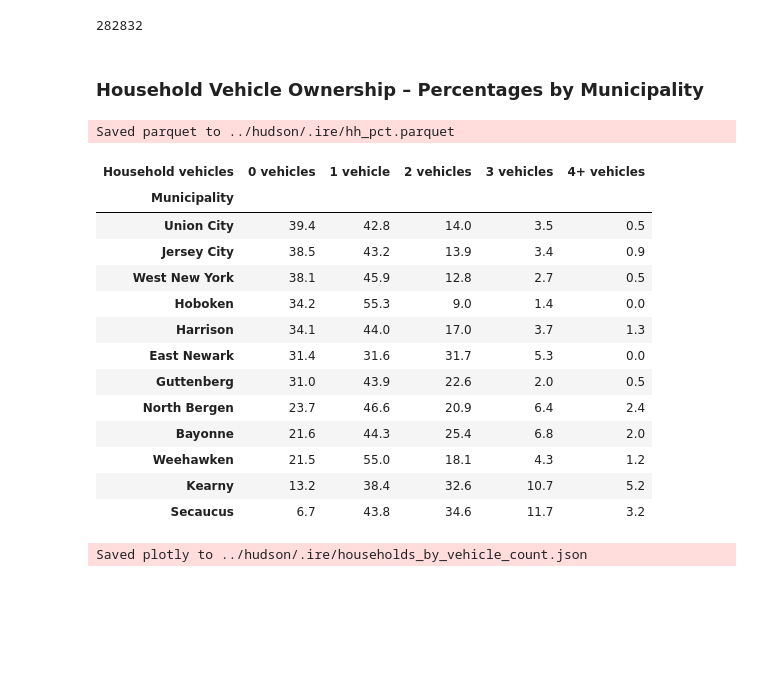
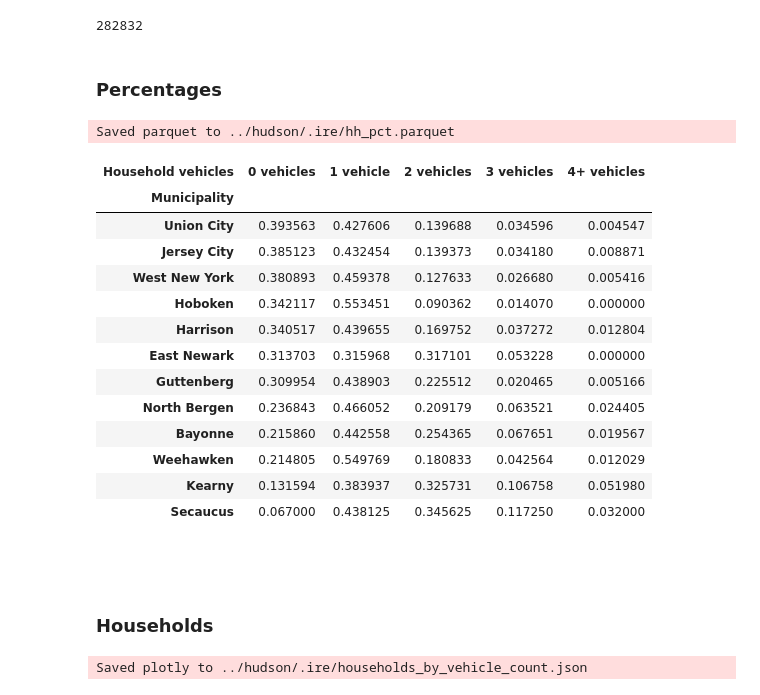
Before and after one commit to hudcostreets/household-vehicles, a Jupyter notebook: nbs/Hudson County.ipynb, the cells around one changed output. Cells and saved outputs as stored; diff of their text form; code cells hidden in the pictures; blank space fills up the shorter version.

```diff
--- a/nbs/Hudson County.ipynb
+++ b/nbs/Hudson County.ipynb
@@ -81,30 +83,34 @@ Saved parquet to ../hudson/.ire/hh.parquet
 hhs_totals.sum()
 # %% [output]
 282832
-# %% [markdown]
-### Household Vehicle Ownership – Percentages by Municipality
+# %% [markdown]
+### Percentages
 # %%
 hhs_pcts = hhs.div(hhs_totals, axis=0).sort_values('0 vehicles', ascending=False)
-hhsp_exp = round(hhs_pcts * 100, 1)
+hhsp_exp = hhs_pcts.copy()
 hhs_pcts.columns = ['0', '1', '2', '3', '4+']
 hhs_pcts.columns.name = 'Household vehicles'
-export(hhsp_exp, 'hh_pct')
+export(hhsp_exp, 'hh_pct', per_page=20, fmts={ float: '.1%' })
 # %% [output]
 Saved parquet to ../hudson/.ire/hh_pct.parquet
 | Household vehicles | 0 vehicles | 1 vehicle | 2 vehicles | 3 vehicles | 4+ vehicles |
 | Municipality |  |  |  |  |  |
-| Union City | 39.4 | 42.8 | 14.0 | 3.5 | 0.5 |
-| Jersey City | 38.5 | 43.2 | 13.9 | 3.4 | 0.9 |
-| West New York | 38.1 | 45.9 | 12.8 | 2.7 | 0.5 |
-| Hoboken | 34.2 | 55.3 | 9.0 | 1.4 | 0.0 |
-| Harrison | 34.1 | 44.0 | 17.0 | 3.7 | 1.3 |
-| East Newark | 31.4 | 31.6 | 31.7 | 5.3 | 0.0 |
-| Guttenberg | 31.0 | 43.9 | 22.6 | 2.0 | 0.5 |
-| North Bergen | 23.7 | 46.6 | 20.9 | 6.4 | 2.4 |
-| Bayonne | 21.6 | 44.3 | 25.4 | 6.8 | 2.0 |
-| Weehawken | 21.5 | 55.0 | 18.1 | 4.3 | 1.2 |
-| Kearny | 13.2 | 38.4 | 32.6 | 10.7 | 5.2 |
-| Secaucus | 6.7 | 43.8 | 34.6 | 11.7 | 3.2 |
+| Union City | 0.393563 | 0.427606 | 0.139688 | 0.034596 | 0.004547 |
+| Jersey City | 0.385123 | 0.432454 | 0.139373 | 0.034180 | 0.008871 |
+| West New York | 0.380893 | 0.459378 | 0.127633 | 0.026680 | 0.005416 |
+| Hoboken | 0.342117 | 0.553451 | 0.090362 | 0.014070 | 0.000000 |
+| Harrison | 0.340517 | 0.439655 | 0.169752 | 0.037272 | 0.012804 |
+| East Newark | 0.313703 | 0.315968 | 0.317101 | 0.053228 | 0.000000 |
+| Guttenberg | 0.309954 | 0.438903 | 0.225512 | 0.020465 | 0.005166 |
+| North Bergen | 0.236843 | 0.466052 | 0.209179 | 0.063521 | 0.024405 |
+| Bayonne | 0.215860 | 0.442558 | 0.254365 | 0.067651 | 0.019567 |
+| Weehawken | 0.214805 | 0.549769 | 0.180833 | 0.042564 | 0.012029 |
+| Kearny | 0.131594 | 0.383937 | 0.325731 | 0.106758 | 0.051980 |
+| Secaucus | 0.067000 | 0.438125 | 0.345625 | 0.117250 | 0.032000 |
+# %% [markdown]
+##
+# %% [markdown]
+### Households
 # %%
 abs_plot(
     hhs,
```
Also changed, not shown: parts of 6 cells of this notebook, 2 other files.
